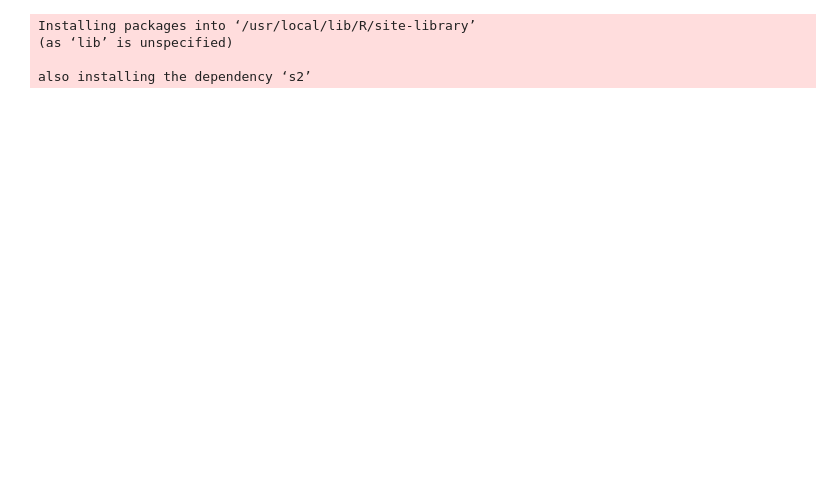
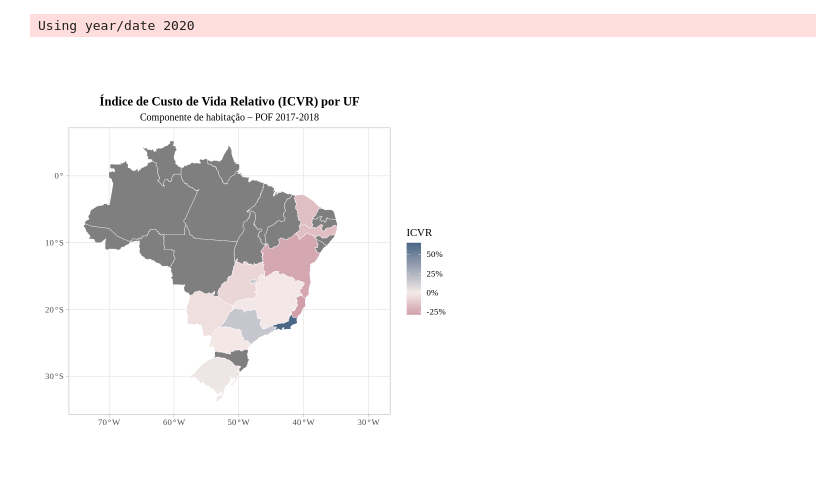
Before and after one commit to meduardajustino/Analise-com-Dados-da-POF-2017-2018, a Jupyter notebook: Script_R_Regional.ipynb, the cells around one changed output. Cells and saved outputs as stored; diff of their text form; code cells hidden in the pictures; blank space fills up the shorter version.

```diff
--- a/Script_R_Regional.ipynb
+++ b/Script_R_Regional.ipynb
@@ -119,56 +242,49 @@ ggsave("ranking_icvr_habitacao.png", plot = plot_icvr_estados, width = 10, heigh
 # %%
-
-
-#Nova forma de visualização - mapa do Brasil
-
-install.packages(c("geobr", "sf", "ggplot2", "dplyr", "readr"))  # caso não tenha
-library(geobr)
-library(sf)
-library(ggplot2)
-library(dplyr)
-library(readr)
-
-# Extração dos coeficientes
+# Coeficientes e cálculo do ICVR
 tabela_icvr <- tidy(modelo) %>%
   filter(str_detect(term, "uf")) %>%
   mutate(
     uf = str_remove(term, "uf"),
     uf = as.integer(uf),
     coef = estimate,
-    ecoef = exp(coef)
-  ) %>%
-  mutate(
+    ecoef = exp(coef),
     m_ecoef = mean(ecoef),
     icvr = (ecoef / m_ecoef) - 1
   ) %>%
-  select(uf, icvr) %>%
-  arrange(desc(icvr))
+  select(uf, icvr)
 
-# Obter mapa
+# Mapa das UFs
 mapa_uf <- read_state(year = 2020)
 
-# Juntar mapa com dados
+# Merge: mapa + dados
 mapa_icvr_dados <- mapa_uf %>%
   left_join(tabela_icvr, by = c("code_state" = "uf"))
 
-# Visualizar para checar
-summary(mapa_icvr_dados$icvr)  # Não deve ser tudo NA
-
-# Mapa
-ggplot(mapa_icvr_dados) +
-  geom_sf(aes(fill = icvr), color = "white") +
+# Plot do mapa com estilo pastel + serif
+mapa_icvr <- ggplot(mapa_icvr_dados) +
+  geom_sf(aes(fill = icvr), color = "white", size = 0.2) +
   scale_fill_gradient2(
-    low = "red", mid = "white", high = "blue",
-    midpoint = 0, name = "ICVR"
+     low = "#9b3d5c", mid = "#f4ebe9", high = "#4a6785",
+    midpoint = 0,
+    name = "ICVR",
+    labels = scales::percent_format(accuracy = 1)
   ) +
   labs(
-    title = "Custo de Vida Relativo com Gastos em Habitação (POF 2017-18)",
-    subtitle = "Índice de Custo de Vida Relativo por UF",
-    caption = "Fonte: POF 2017-18, IBGE"
+    title = "Índice de Custo de Vida Relativo (ICVR) por UF",
+    subtitle = "Componente de habitação – POF 2017-2018",
   ) +
-  theme_minimal(base_size = 13)
+  theme_light(base_size = 13, base_family = "serif") +
+  theme(
+    plot.title = element_text(hjust = 0.5, size = 15, face = "bold"),
+    plot.subtitle = element_text(hjust = 0.5, size = 12),
+    legend.position = "right"
+  )
+
+# Exibir
+print(mapa_icvr)
+
+# Salvar com dimensões apropriadas (em polegadas)
+ggsave("mapa_icvr_habitacao.png", plot = mapa_icvr, width = 8, height = 8, units = "in", dpi = 300)
 # %% [output]
-Installing packages into ‘/usr/local/lib/R/site-library’
-(as ‘lib’ is unspecified)
-
-also installing the dependency ‘s2’
+Using year/date 2020
+[figure, added]
```
Also changed, not shown: parts of 8 cells of this notebook.
